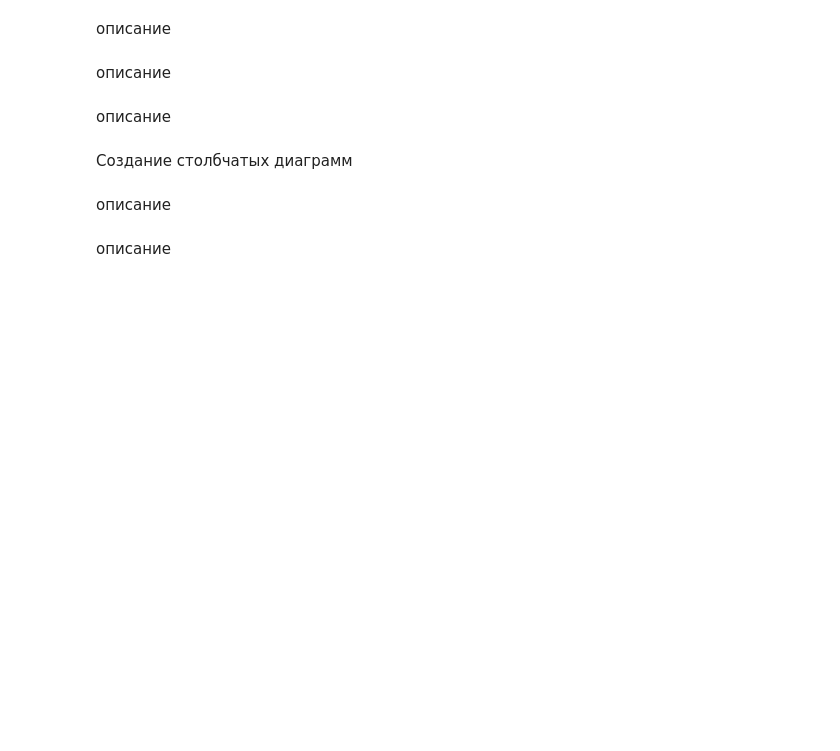
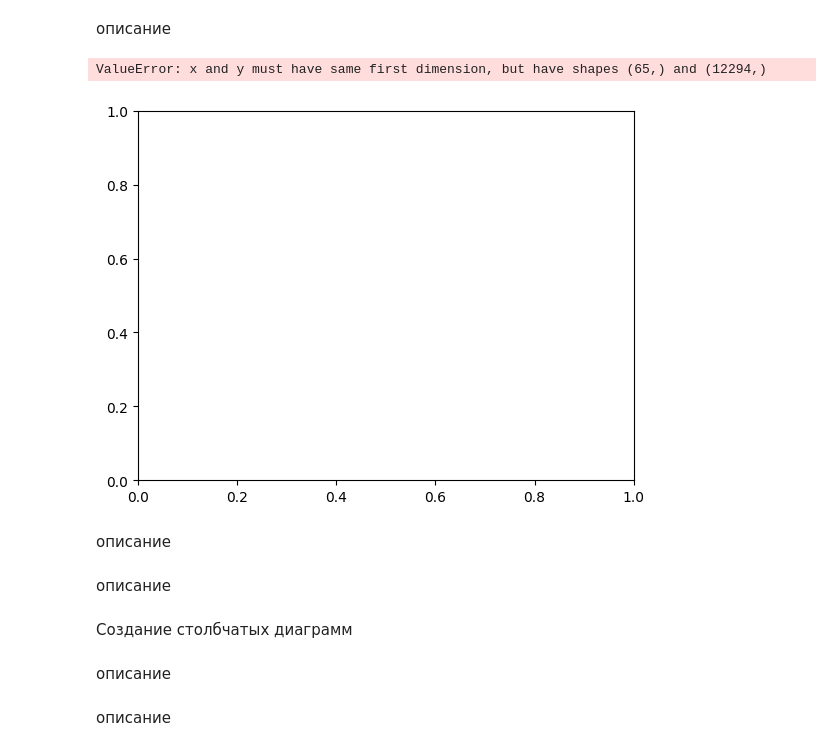
Before and after one commit to GRL7559/Project-PY, a Jupyter notebook: Practics/Graphics.ipynb, the cells around one changed output. Cells and saved outputs as stored; diff of their text form; code cells hidden in the pictures; blank space fills up the shorter version.

```diff
--- a/Practics/Graphics.ipynb
+++ b/Practics/Graphics.ipynb
@@ -20,2 +37,12 @@ df = pd.read_csv('anime.csv')
+# %%
+X = df['genre'].value_counts().unique()
+plt.plot(X , df['rating'])
+plt.xlabel('Genre')
+plt.ylabel('Rating')
+plt.xticks(rotation=90)  # Поворот подписей по оси X на 90 градусов
+plt.show()
+# %% [output]
+ValueError: x and y must have same first dimension, but have shapes (65,) and (12294,)
+[figure, added]
 # %% [markdown]
 описание
```
Also changed, not shown: parts of 13 cells of this notebook, 1 other file.
